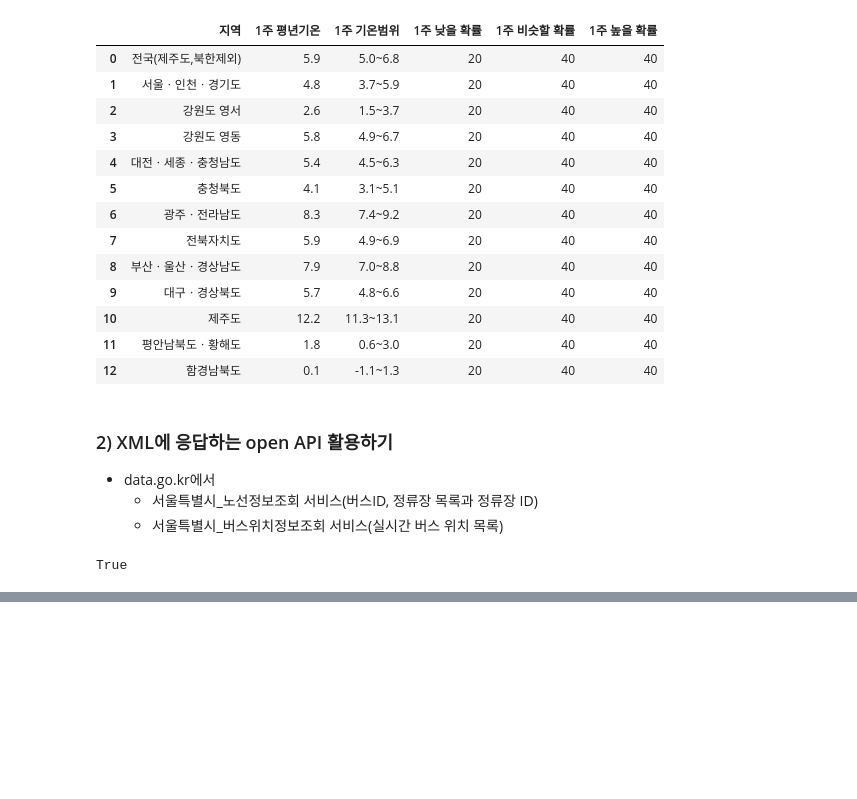
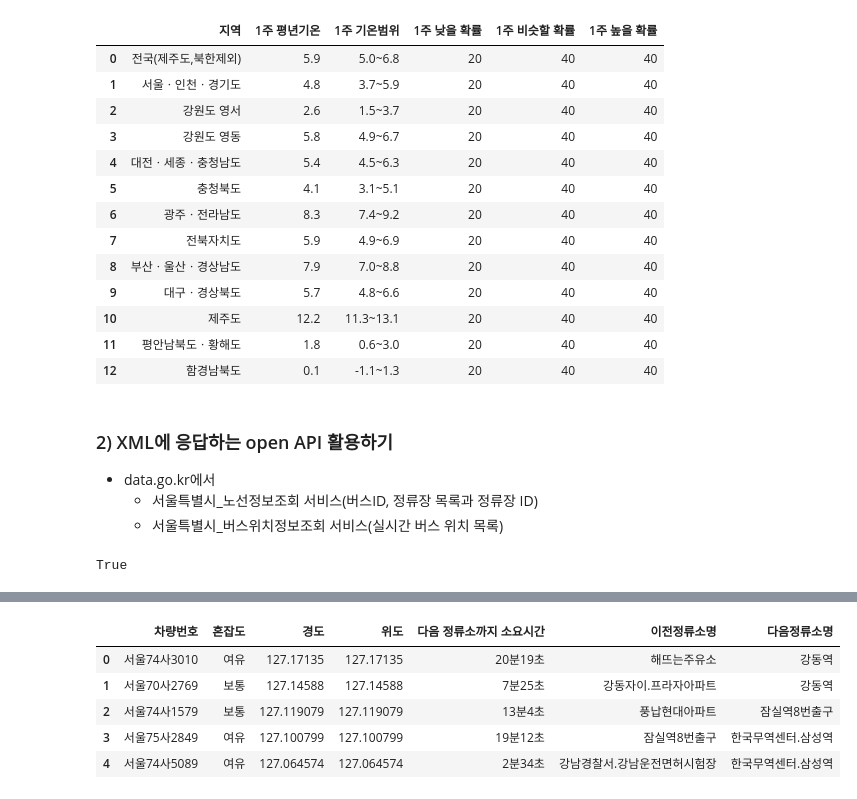
Before and after one commit to Harutoshi87/KI, a Jupyter notebook: source/01_python/ch14_웹데이터수집1_정적_공공api.ipynb, the cells around one changed output, grey strips where cells are left out. Cells and saved outputs as stored; diff of their text form; code cells hidden in the pictures; blank space fills up the shorter version.

```diff
--- a/source/01_python/ch14_웹데이터수집1_정적_공공api.ipynb
+++ b/source/01_python/ch14_웹데이터수집1_정적_공공api.ipynb
@@ -1200,0 +1232,20 @@ df_position
+# %%
+def station_name(row):
+    'row의 최종 정류소명과 다음 정류소명을 추가하고 도착 소요시간을 분으로 바꾸어 return'
+    row['이전정류소명'] = df_station.loc[df_station['id']==row['이전 정류소 id'], '정류소명'].iloc[0]
+    row['다음정류소명'] = df_station.loc[df_station['id']==row['다음 정류소 id'], '정류소명'].iloc[0]
+    minute = int(row['다음 정류소까지 소요시간'])//60 # 몫 연산자 사용
+    sec = int(row['다음 정류소까지 소요시간'])%60
+    row['다음 정류소까지 소요시간'] = f'{minute}분{sec}초'
+    return row
+# station_name(df_position.loc[16])
+# %%
+df = df_position.apply(station_name, axis=1)
+df.drop(['이전 정류소 id','다음 정류소 id'], axis=1).head()
+# %% [output]
+|  | 차량번호 | 혼잡도 | 경도 | 위도 | 다음 정류소까지 소요시간 | 이전정류소명 | 다음정류소명 |
+| 0 | 서울74사3010 | 여유 | 127.17135 | 127.17135 | 20분19초 | 해뜨는주유소 | 강동역 |
+| 1 | 서울70사2769 | 보통 | 127.14588 | 127.14588 | 7분25초 | 강동자이.프라자아파트 | 강동역 |
+| 2 | 서울74사1579 | 보통 | 127.119079 | 127.119079 | 13분4초 | 풍납현대아파트 | 잠실역8번출구 |
+| 3 | 서울75사2849 | 여유 | 127.100799 | 127.100799 | 19분12초 | 잠실역8번출구 | 한국무역센터.삼성역 |
+| 4 | 서울74사5089 | 여유 | 127.064574 | 127.064574 | 2분34초 | 강남경찰서.강남운전면허시험장 | 한국무역센터.삼성역 |
```
Also changed, not shown: parts of 15 cells of this notebook, 6 other files.
